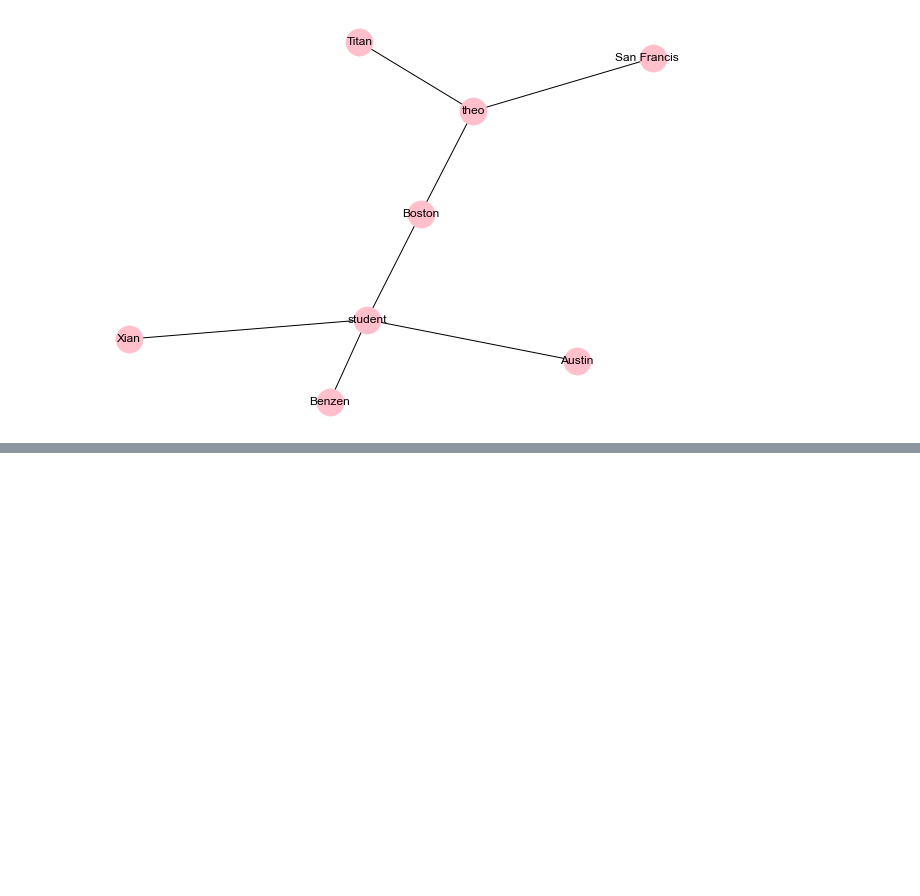
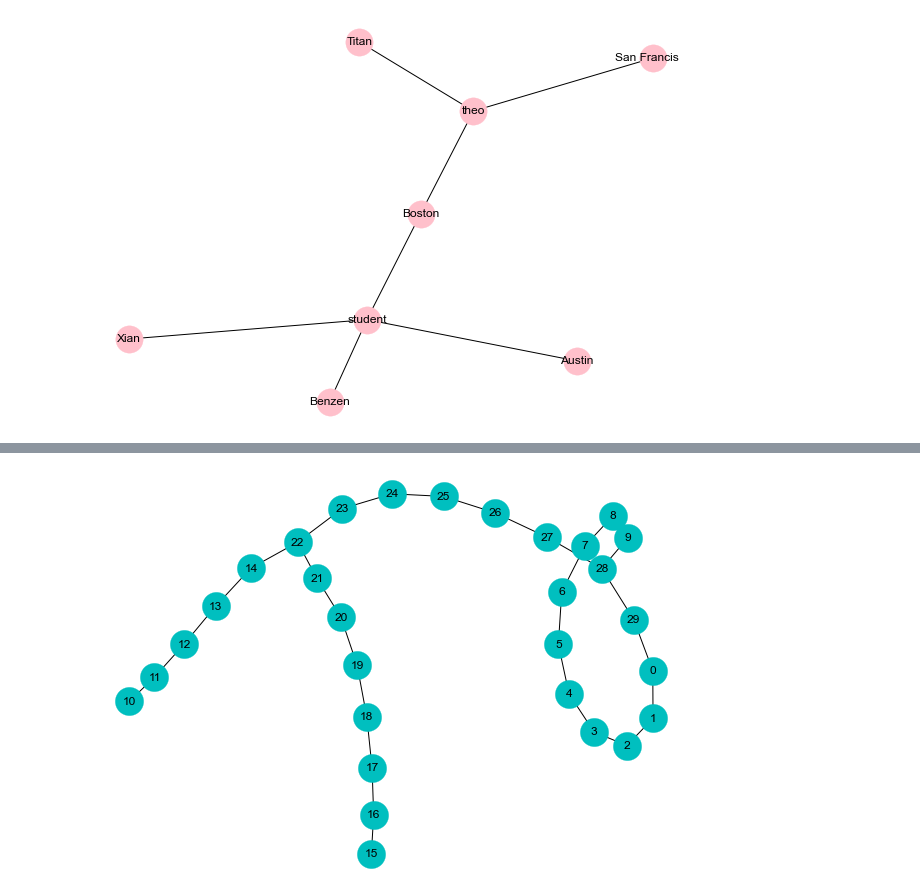
Before and after one commit to JayantGoel001/GraphsAndSocialNetworkAnalytics, a Jupyter notebook: Random Graph.ipynb, the cells around one changed output, grey strips where cells are left out. Cells and saved outputs as stored; diff of their text form; code cells hidden in the pictures; blank space fills up the shorter version.

```diff
--- a/Random Graph.ipynb
+++ b/Random Graph.ipynb
@@ -64,0 +72,5 @@ nx.draw(B,with_labels=True,node_color='pink',node_size=750)
+# %%
+ws = nx.watts_strogatz_graph(30,3,0.1)
+nx.draw(ws,node_color='c',node_size=800,with_labels=True)
+# %% [output]
+[figure, added]
```
Also changed, not shown: parts of 3 cells of this notebook.
